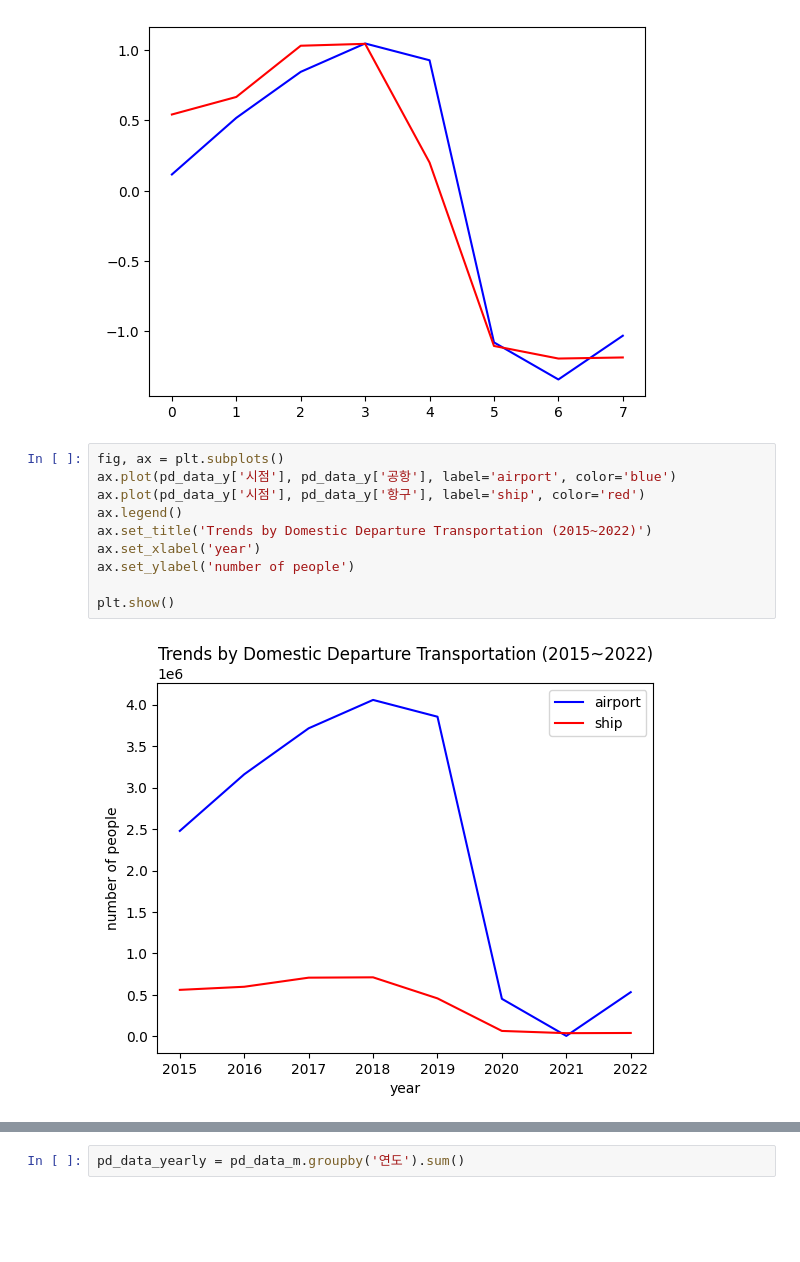
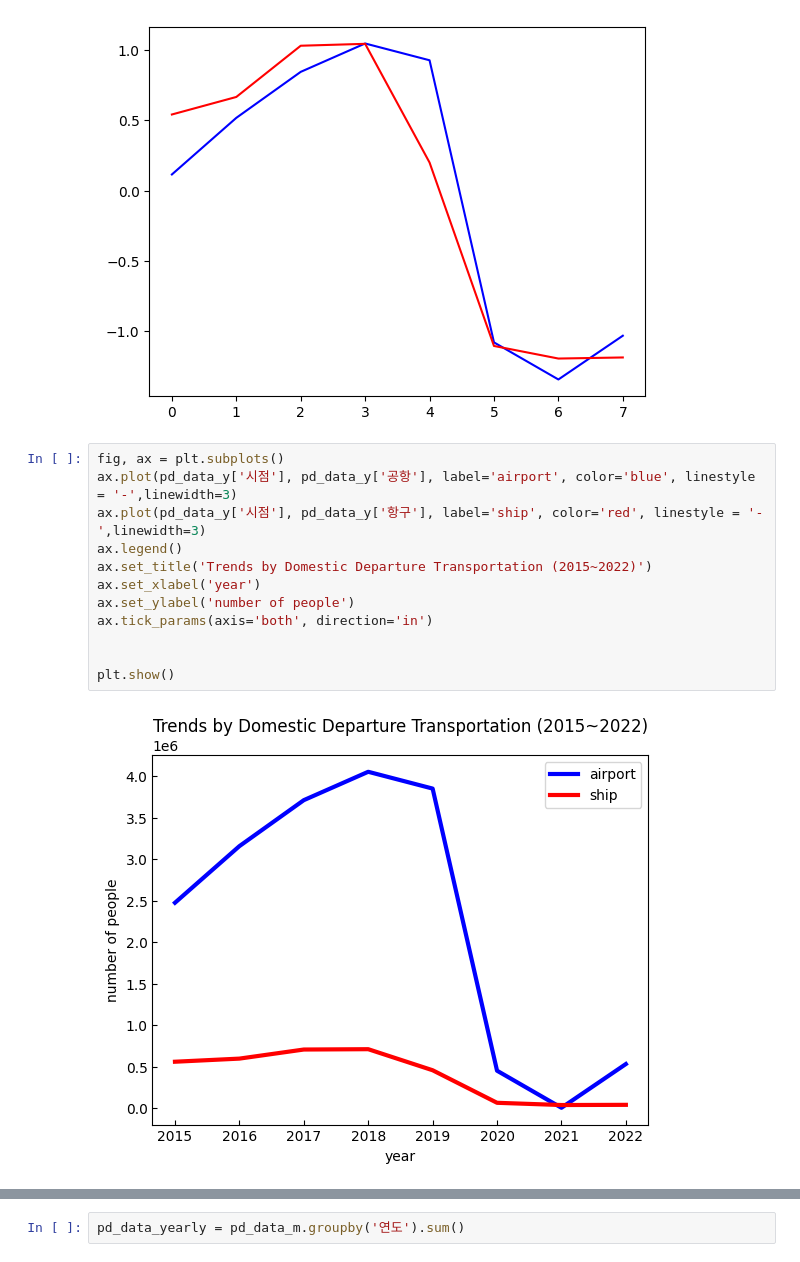
Before and after one commit to theif45/AWS_Study_jonghyun_202212, a Jupyter notebook: python/22day/Day22_ports.ipynb, the cells around one changed output, grey strips where cells are left out. Saved outputs shown, nothing was run; the diff lists cells and outputs as text; blank space fills up the shorter version.

```diff
--- a/python/22day/Day22_ports.ipynb
+++ b/python/22day/Day22_ports.ipynb
@@ -123,13 +123,15 @@ axe.plot(stda(pd_data_y,'항구'), color='red')
 [figure]
 # %%
 fig, ax = plt.subplots()
-ax.plot(pd_data_y['시점'], pd_data_y['공항'], label='airport', color='blue')
-ax.plot(pd_data_y['시점'], pd_data_y['항구'], label='ship', color='red')
+ax.plot(pd_data_y['시점'], pd_data_y['공항'], label='airport', color='blue', linestyle = '-',linewidth=3)
+ax.plot(pd_data_y['시점'], pd_data_y['항구'], label='ship', color='red', linestyle = '-',linewidth=3)
 ax.legend()
 ax.set_title('Trends by Domestic Departure Transportation (2015~2022)')
 ax.set_xlabel('year')
 ax.set_ylabel('number of people')
+ax.tick_params(axis='both', direction='in')
+
 
 plt.show()
 # %% [output]
-[figure, old version]
+[figure, new version]
```
Also changed, not shown: parts of 2 cells of this notebook, 11 other files.
